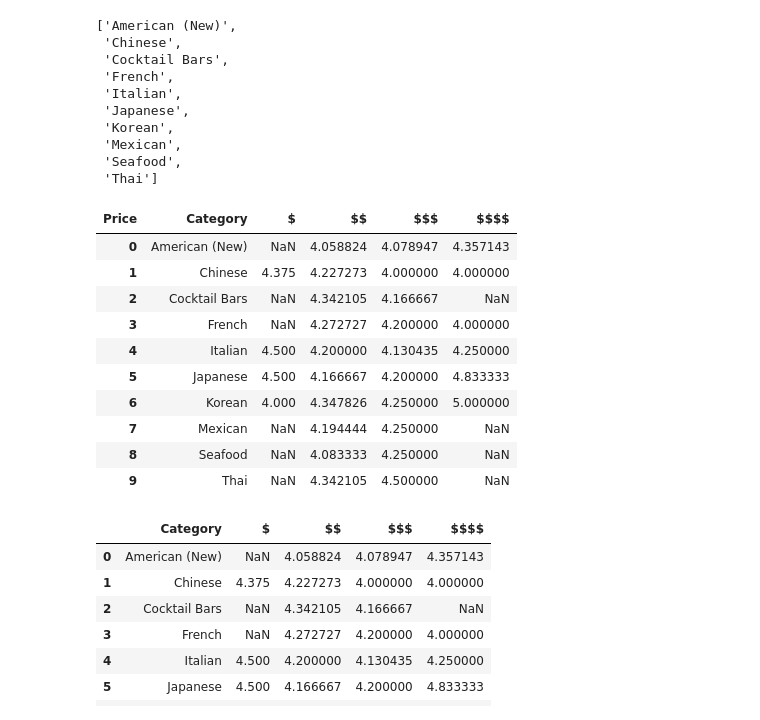
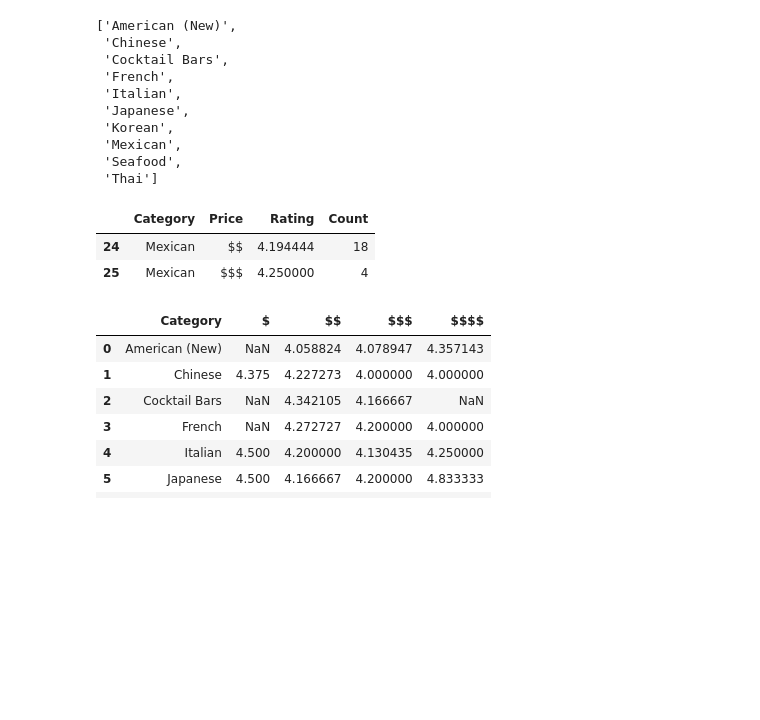
Before and after one commit to irsa-ashraf/CAPP30239_FA22, a Jupyter notebook: Final_Project/eda.ipynb, the cells around one changed output. Saved outputs shown, nothing was run; the diff lists cells and outputs as text; code cells hidden in the pictures; blank space fills up the shorter version.

```diff
--- a/Final_Project/eda.ipynb
+++ b/Final_Project/eda.ipynb
@@ -311,20 +370,14 @@ list(stacked_bar_df['Category'].unique())
  'Thai']
 # %%
 stacked_bar_df = pd.read_csv('/Users/irsaashraf/Desktop/UChicago/Fall_22/DataViz/CAPP30239_FA22/Final_Project/stacked_bar_.csv')
-stacked_bar_pivot = stacked_bar_df.pivot(index = 'Category', columns = 'Price', values = 'Rating').reset_index()
-stacked_bar_pivot
+# stacked_bar_pivot = stacked_bar_df.pivot(index = 'Category', columns = 'Price', values = 'Rating').reset_index()
+# stacked_bar_pivot
+
+stacked_bar_df[stacked_bar_df['Category'] == 'Mexican']
 # %% [output]
-| Price | Category | $ | $$ | $$$ | $$$$ |
-| 0 | American (New) | NaN | 4.058824 | 4.078947 | 4.357143 |
-| 1 | Chinese | 4.375 | 4.227273 | 4.000000 | 4.000000 |
-| 2 | Cocktail Bars | NaN | 4.342105 | 4.166667 | NaN |
-| 3 | French | NaN | 4.272727 | 4.200000 | 4.000000 |
-| 4 | Italian | 4.500 | 4.200000 | 4.130435 | 4.250000 |
-| 5 | Japanese | 4.500 | 4.166667 | 4.200000 | 4.833333 |
-| 6 | Korean | 4.000 | 4.347826 | 4.250000 | 5.000000 |
-| 7 | Mexican | NaN | 4.194444 | 4.250000 | NaN |
-| 8 | Seafood | NaN | 4.083333 | 4.250000 | NaN |
-| 9 | Thai | NaN | 4.342105 | 4.500000 | NaN |
+|  | Category | Price | Rating | Count |
+| 24 | Mexican | $$ | 4.194444 | 18 |
+| 25 | Mexican | $$$ | 4.250000 | 4 |
 # %%
 # stacked_bar_pivot.to_csv('/Users/irsaashraf/Desktop/UChicago/Fall_22/DataViz/CAPP30239_FA22/Final_Project/stacked_bar.csv', index = False)
 
```
Also changed, not shown: parts of 22 cells of this notebook, 2 other files.
